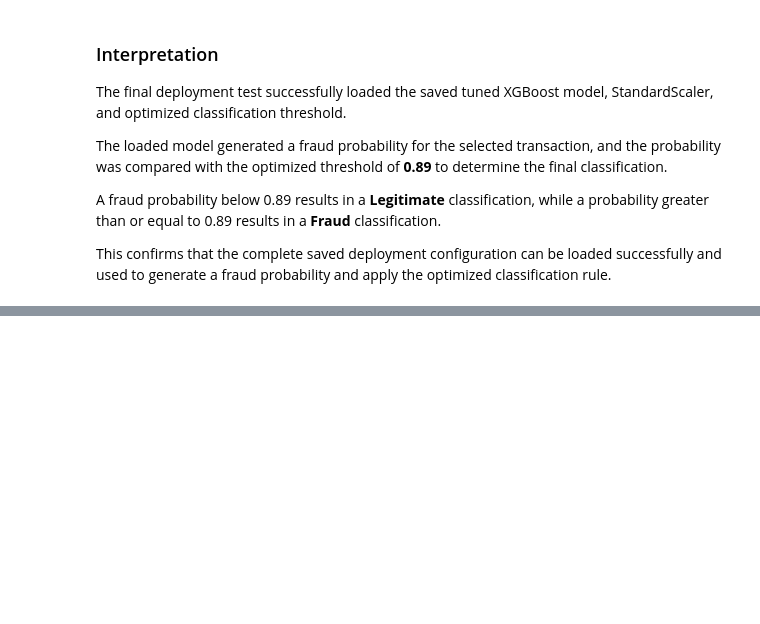
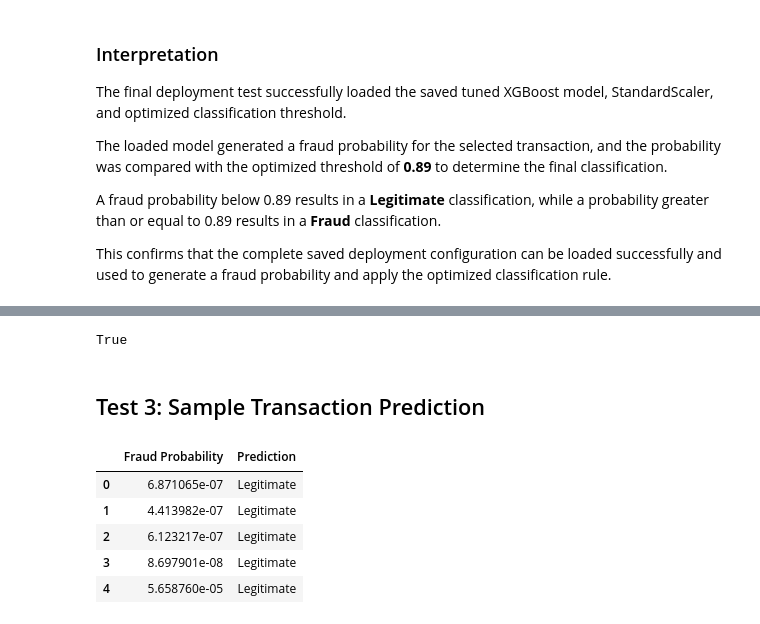
Before and after one commit to Onwuanabile-Sylvia/fraud-detection, a Jupyter notebook: notebooks/Sylvia_Fraud_Detection_Project.ipynb, the cells around one changed output, grey strips where cells are left out. Drawn from its saved outputs; the diff is of its cells as text; code cells hidden in the pictures; blank space fills up the shorter version.

```diff
--- a/notebooks/Sylvia_Fraud_Detection_Project.ipynb
+++ b/notebooks/Sylvia_Fraud_Detection_Project.ipynb
@@ -3191,0 +3221,15 @@ This confirms that the complete saved deployment configuration can be loaded suc
+# %%
+541 in X_test.index
+# %% [output]
+True
+# %% [markdown]
+## Test 3: Sample Transaction Prediction
+# %%
+sample_results
+# %% [output]
+|  | Fraud Probability | Prediction |
+| 0 | 6.871065e-07 | Legitimate |
+| 1 | 4.413982e-07 | Legitimate |
+| 2 | 6.123217e-07 | Legitimate |
+| 3 | 8.697901e-08 | Legitimate |
+| 4 | 5.658760e-05 | Legitimate |
```
Also changed, not shown: parts of 35 cells of this notebook, 9 other files.
